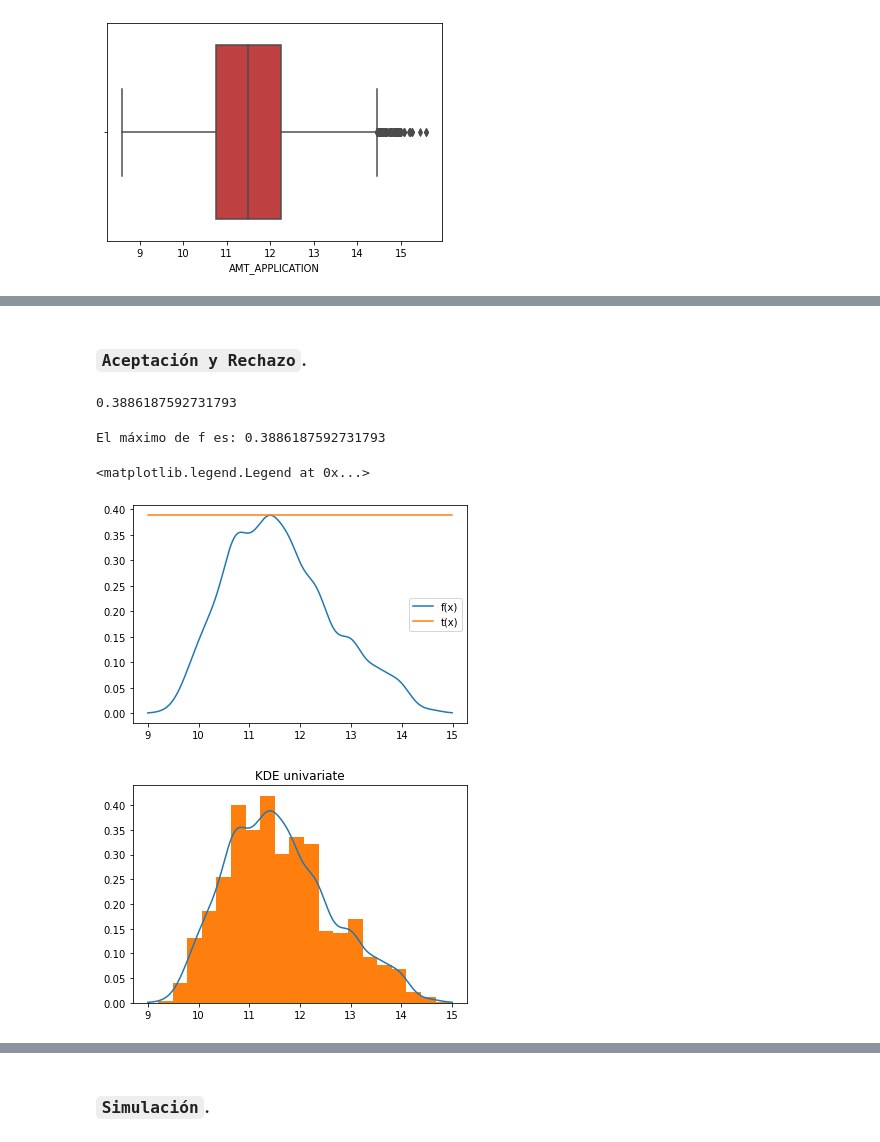
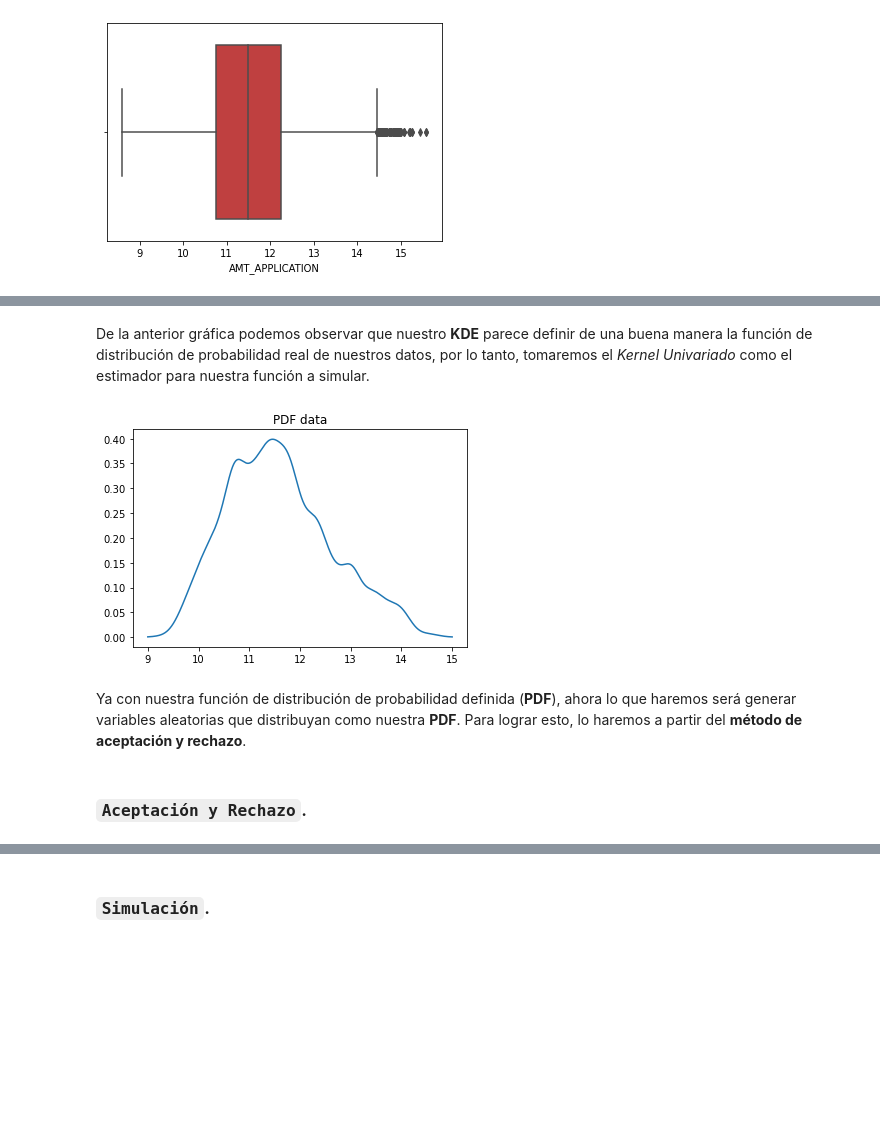
Before and after one commit to JuanPablo2019/Proyecto_modulo1, a Jupyter notebook: ProyectoModulo1_MaganaJ_PinedaB.ipynb, the cells around one changed output, grey strips where cells are left out. Cells and saved outputs as stored; diff of their text form; code cells hidden in the pictures; blank space fills up the shorter version.

```diff
--- a/ProyectoModulo1_MaganaJ_PinedaB.ipynb
+++ b/ProyectoModulo1_MaganaJ_PinedaB.ipynb
@@ -322,3 +328,18 @@ array([0.19881961])
+# %% [markdown]
+De la anterior gráfica podemos observar que nuestro **KDE** parece definir de una buena manera la función de distribución de probabilidad real de nuestros datos, por lo tanto, tomaremos el _Kernel Univariado_ como el estimador para nuestra función a simular.
+# %%
+# Definimos la función de distribución de probabilidad a partir del KDEUnivariate.
+kde_univariate = KDEUnivariate(x)
+kde_univariate.fit(bw='normal_reference')
+f_uni_kde = lambda x: kde_univariate.evaluate(x)
+
+# Graficamos la función.
+plt.plot(x_grid, f_uni_kde(x_grid))
+plt.title('PDF data');
+# %% [output]
+[figure, added]
+# %% [markdown]
+Ya con nuestra función de distribución de probabilidad definida (**PDF**), ahora lo que haremos será generar variables aleatorias que distribuyan como nuestra **PDF**. Para lograr esto, lo haremos a partir del **método de aceptación y rechazo**.
 # %% [markdown]
 ### `Aceptación y Rechazo`.
 # %%
@@ -341,21 +376,0 @@ def Acep_rechazo(R2:'Variables distruidas U~U(0,1)',
-# %%
-c = f_multi_kde(x)
-max_f=c.max()
-max_f
-# %% [output]
-0.3886187592731793
-# %%
-t = lambda x: max_f * np.ones([len(x)])
-
-# Rango donde se graficará las funciones
-x = np.arange(9,15, 0.01)
-print('El máximo de f es:',max_f)
-
-# Gráficas de las funciones
-plt.plot(x,f_multi_kde(x),label='f(x)')
-plt.plot(x,t(x),label='t(x)')
-plt.legend()
-# %% [output]
-El máximo de f es: 0.3886187592731793
-<matplotlib.legend.Legend at 0x...>
-[figure, removed]
@@ -364,13 +376,0 @@ from statsmodels.nonparametric.kde import KDEUnivariate
-# %%
-def kde_statsmodels_u(x, x_grid, **kwargs):
-    """Univariate Kernel Density Estimation with Statsmodels"""
-    kde = KDEUnivariate(x)
-    kde.fit(bw='normal_reference', **kwargs)
-    return kde.evaluate(x_grid)
-
-plt.plot(x_grid,kde_statsmodels_u(x, x_grid))
-plt.hist(x,bins=20,density=True)
-plt.title('KDE univariate')
-plt.show()
-# %% [output]
-[figure, removed]
```
Also changed, not shown: parts of 37 cells of this notebook.
